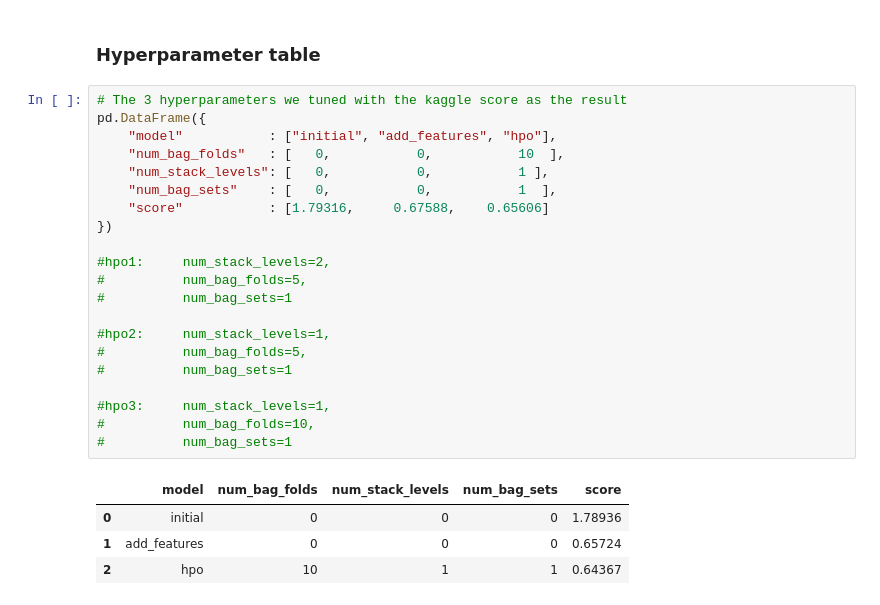
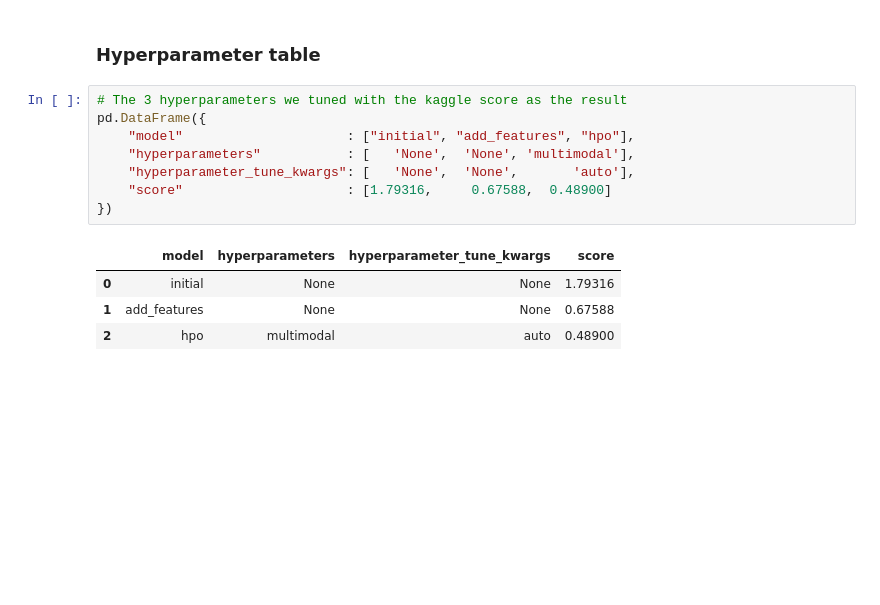
Before and after one commit to alid3bs/AWS-Machine-Learning-Engineer-Nanodegree, a Jupyter notebook: Predict Bike Sharing Demand with AutoGluon/project_template.ipynb, the cells around one changed output. Drawn from its saved outputs; the diff is of its cells as text; blank space fills up the shorter version.

```diff
--- a/Predict Bike Sharing Demand with AutoGluon/project_template.ipynb
+++ b/Predict Bike Sharing Demand with AutoGluon/project_template.ipynb
@@ -608,26 +642,13 @@ fig.savefig('model_test_score.png')
 # %%
 # The 3 hyperparameters we tuned with the kaggle score as the result
 pd.DataFrame({
-    "model"           : ["initial", "add_features", "hpo"],
-    "num_bag_folds"   : [   0,           0,           10  ],
-    "num_stack_levels": [   0,           0,           1 ],
-    "num_bag_sets"    : [   0,           0,           1  ],
-    "score"           : [1.79316,     0.67588,    0.65606]
+    "model"                     : ["initial", "add_features", "hpo"],
+    "hyperparameters"           : [   'None',  'None', 'multimodal'],
+    "hyperparameter_tune_kwargs": [   'None',  'None',       'auto'],
+    "score"                     : [1.79316,     0.67588,  0.48900]
 })
-
-#hpo1:     num_stack_levels=2,
-#          num_bag_folds=5,
-#          num_bag_sets=1
-
-#hpo2:     num_stack_levels=1,
-#          num_bag_folds=5,
-#          num_bag_sets=1
-
-#hpo3:     num_stack_levels=1,
-#          num_bag_folds=10,
-#          num_bag_sets=1
 # %% [output]
-|  | model | num_bag_folds | num_stack_levels | num_bag_sets | score |
-| 0 | initial | 0 | 0 | 0 | 1.78936 |
-| 1 | add_features | 0 | 0 | 0 | 0.65724 |
-| 2 | hpo | 10 | 1 | 1 | 0.64367 |
+|  | model | hyperparameters | hyperparameter_tune_kwargs | score |
+| 0 | initial | None | None | 1.79316 |
+| 1 | add_features | None | None | 0.67588 |
+| 2 | hpo | multimodal | auto | 0.48900 |
```
Also changed, not shown: parts of 22 cells of this notebook, 2 other files.
